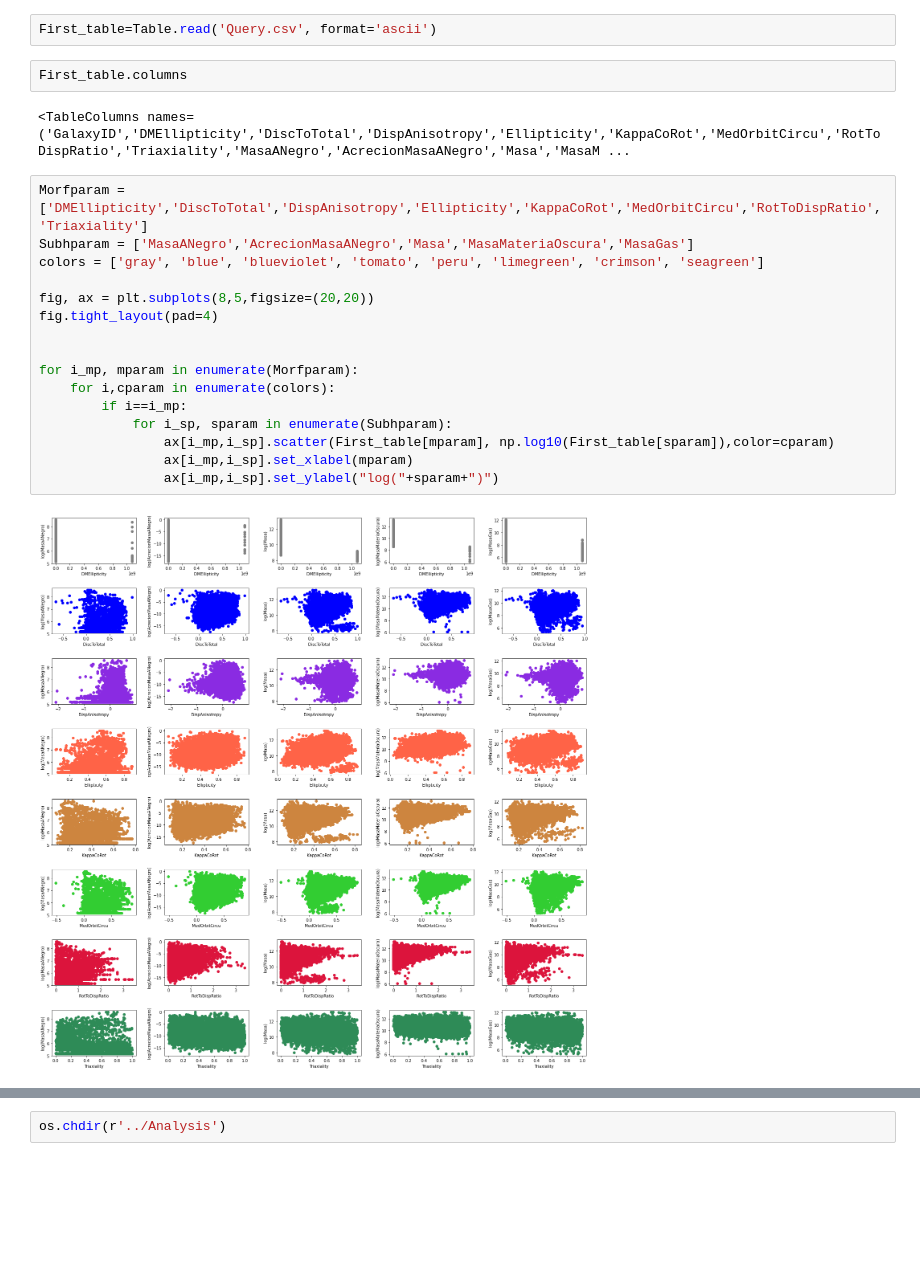
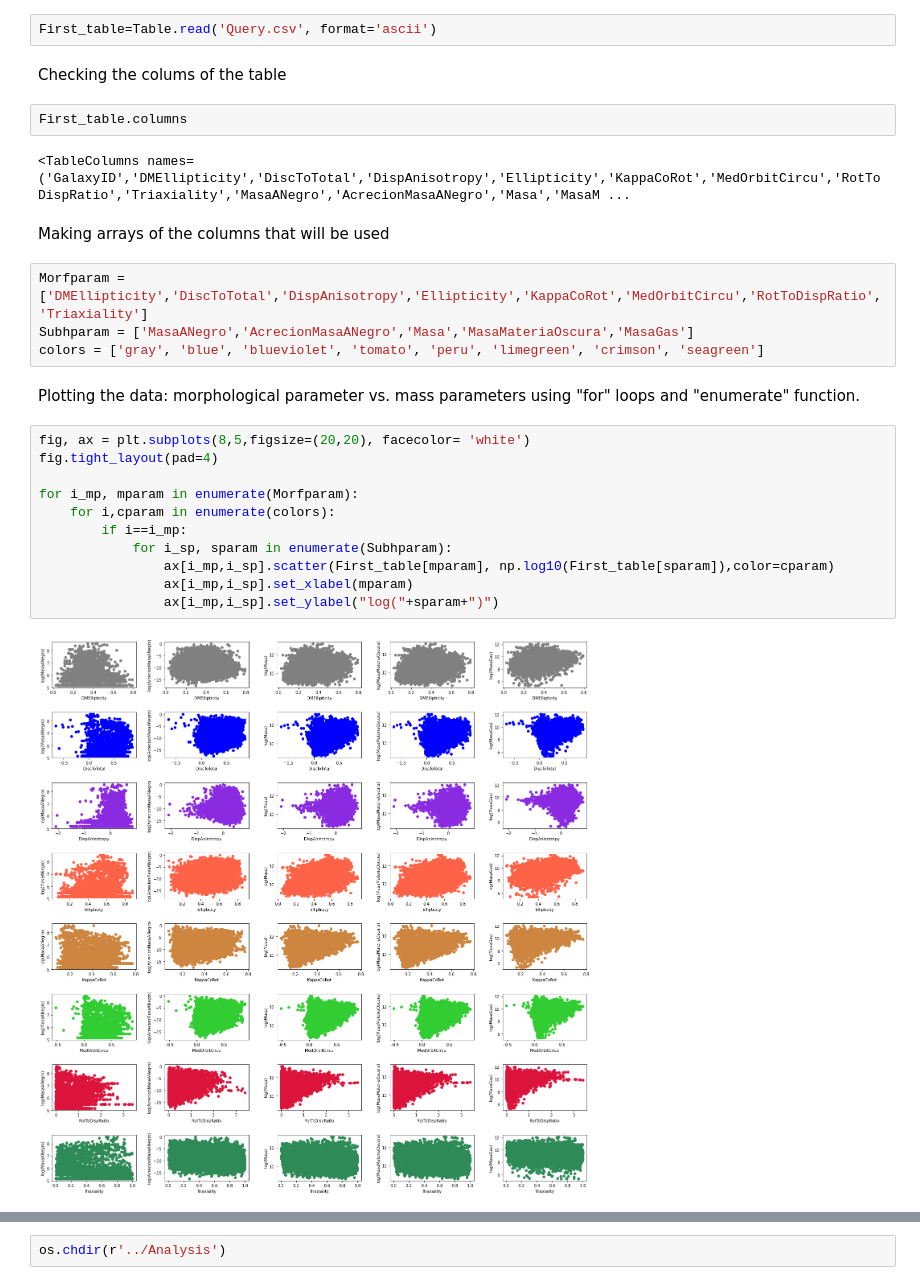
Before and after one commit to MariaPaulaRojas/RECA-internship, a Jupyter notebook: Analysis/GraficasIntento1.ipynb, the cells around one changed output, grey strips where cells are left out. Drawn from its saved outputs; the diff is of its cells as text; blank space fills up the shorter version.

Commit message:
DMEllipticity data greater than one are neglected directly from query

```diff
--- a/Analysis/GraficasIntento1.ipynb
+++ b/Analysis/GraficasIntento1.ipynb
@@ -46,24 +56,29 @@ Table length=15715
 # %%
 First_table=Table.read('Query.csv', format='ascii')
+# %% [markdown]
+Checking the colums of the table
 # %%
 First_table.columns
 # %% [output]
 <TableColumns names=('GalaxyID','DMEllipticity','DiscToTotal','DispAnisotropy','Ellipticity','KappaCoRot','MedOrbitCircu','RotToDispRatio','Triaxiality','MasaANegro','AcrecionMasaANegro','Masa','MasaM ...
+# %% [markdown]
+Making arrays of the columns that will be used
 # %%
 Morfparam = ['DMEllipticity','DiscToTotal','DispAnisotropy','Ellipticity','KappaCoRot','MedOrbitCircu','RotToDispRatio','Triaxiality']
 Subhparam = ['MasaANegro','AcrecionMasaANegro','Masa','MasaMateriaOscura','MasaGas']
 colors = ['gray', 'blue', 'blueviolet', 'tomato', 'peru', 'limegreen', 'crimson', 'seagreen']
-
-fig, ax = plt.subplots(8,5,figsize=(20,20))
-fig.tight_layout(pad=4)
-
-
-for i_mp, mparam in enumerate(Morfparam):
-    for i,cparam in enumerate(colors):
-        if i==i_mp:
-            for i_sp, sparam in enumerate(Subhparam):
-                ax[i_mp,i_sp].scatter(First_table[mparam], np.log10(First_table[sparam]),color=cparam)
-                ax[i_mp,i_sp].set_xlabel(mparam)
-                ax[i_mp,i_sp].set_ylabel("log("+sparam+")")
-# %% [output]
-[figure, removed]
+# %% [markdown]
+Plotting the data: morphological parameter vs. mass parameters using "for" loops and "enumerate" function.
+# %%
+fig, ax = plt.subplots(8,5,figsize=(20,20), facecolor= 'white')
+fig.tight_layout(pad=4)
+
+for i_mp, mparam in enumerate(Morfparam):
+    for i,cparam in enumerate(colors):
+        if i==i_mp:
+            for i_sp, sparam in enumerate(Subhparam):
+                ax[i_mp,i_sp].scatter(First_table[mparam], np.log10(First_table[sparam]),color=cparam)
+                ax[i_mp,i_sp].set_xlabel(mparam)
+                ax[i_mp,i_sp].set_ylabel("log("+sparam+")")
+# %% [output]
+[figure, added]
```
Also changed, not shown: parts of 9 cells of this notebook, 3 other files.
